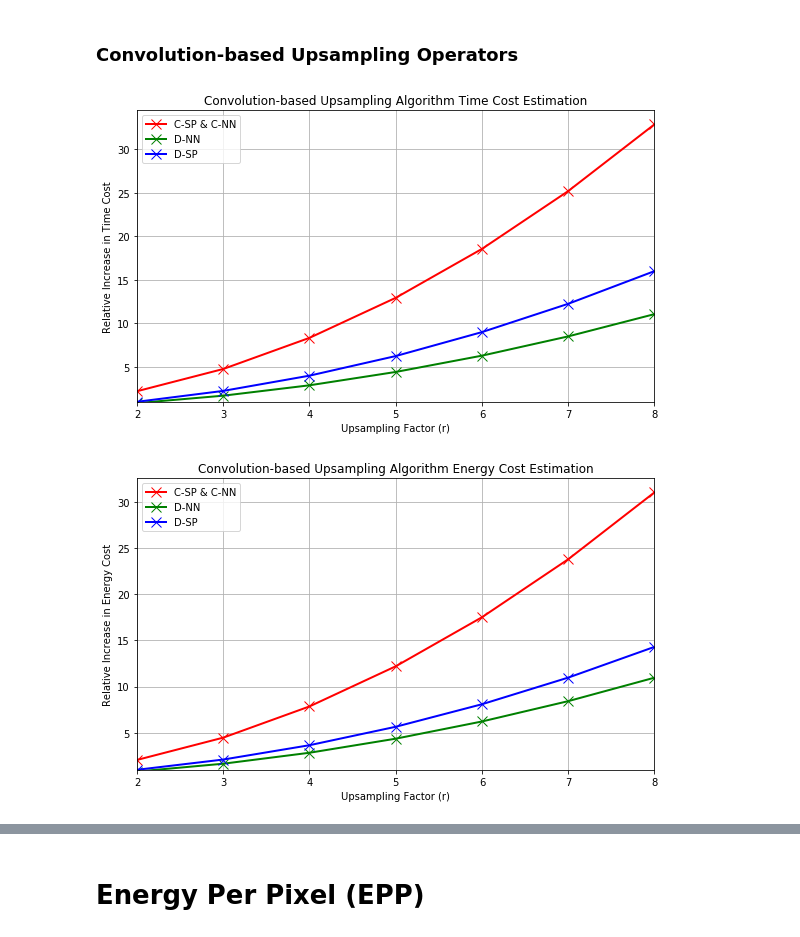
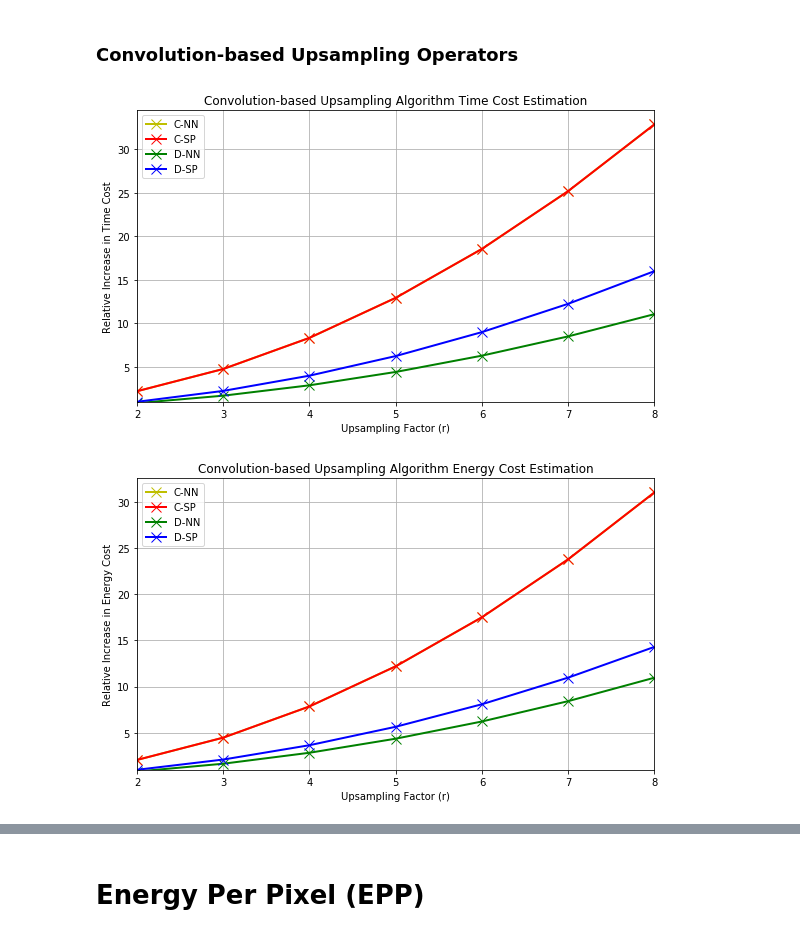
Before and after one commit to icolbert/upsampling, a Jupyter notebook: Comparing Optimization Criteria for Convolution-based Upsampling.ipynb, the cells around one changed output, grey strips where cells are left out. Cells and saved outputs as stored; diff of their text form; code cells hidden in the pictures.

```diff
--- a/Comparing Optimization Criteria for Convolution-based Upsampling.ipynb
+++ b/Comparing Optimization Criteria for Convolution-based Upsampling.ipynb
@@ -240,38 +240,38 @@ Tb = latency_measurements[0,0]
 Eb = energy_consumption[0,0]
 
 plt.figure(figsize=(8,5))
-# plt.plot(x, latency_measurements[3, 1:] / Tb, label="C-NN", color="y", linewidth=2, marker='x', markersize=10)
-plt.plot(x, latency_measurements[2] / Tb, label="C-SP & C-NN", color="r", linewidth=2, marker='x', markersize=10)
+plt.plot(x, latency_measurements[3] / Tb, label="C-NN", color="y", linewidth=2, marker='x', markersize=10)
+plt.plot(x, latency_measurements[2] / Tb, label="C-SP", color="r", linewidth=2, marker='x', markersize=10)
 plt.plot(x, latency_measurements[1] / Tb, label="D-NN", color="g", linewidth=2, marker='x', markersize=10)
 plt.plot(x, latency_measurements[0] / Tb, label="D-SP", color="b", linewidth=2, marker='x', markersize=10)
 plt.legend(loc="best")
 # plt.yscale("log")
 plt.xlim(2, 8)
 plt.ylim(1,)
 plt.grid()
 plt.xlabel("Upsampling Factor (r)")
 plt.ylabel("Relative Increase in Time Cost")
 plt.title("Convolution-based Upsampling Algorithm Time Cost Estimation")
 plt.tight_layout()
 plt.savefig("../figures/data_reuse/conv-upsample-ops-time-consumption-NVIDIA-GTX-680.png")
 plt.show()
 
 plt.figure(figsize=(8,5))
-# plt.plot(x, energy_consumption[3, 1:] / Eb, label="C-NN", color="y", linewidth=2, marker='x', markersize=10)
-plt.plot(x, energy_consumption[2] / Eb, label="C-SP & C-NN", color="r", linewidth=2, marker='x', markersize=10)
+plt.plot(x, energy_consumption[3] / Eb, label="C-NN", color="y", linewidth=2, marker='x', markersize=10)
+plt.plot(x, energy_consumption[2] / Eb, label="C-SP", color="r", linewidth=2, marker='x', markersize=10)
 plt.plot(x, energy_consumption[1] / Eb, label="D-NN", color="g", linewidth=2, marker='x', markersize=10)
 plt.plot(x, energy_consumption[0] / Eb, label="D-SP", color="b", linewidth=2, marker='x', markersize=10)
 plt.legend(loc="best")
 # plt.yscale("log")
 plt.xlim(2, 8)
 plt.ylim(1,)
 plt.grid()
 plt.xlabel("Upsampling Factor (r)")
 plt.ylabel("Relative Increase in Energy Cost")
 plt.title("Convolution-based Upsampling Algorithm Energy Cost Estimation")
 plt.tight_layout()
 plt.savefig("../figures/data_reuse/conv-upsample-ops-energy-consumption-NVIDIA-GTX-680.png")
 plt.show()
 # %% [output]
-[figure, old version]
+[figure, new version]
-[figure, old version]
+[figure, new version]
```
Also changed, not shown: parts of 12 cells of this notebook, 3 other files.
